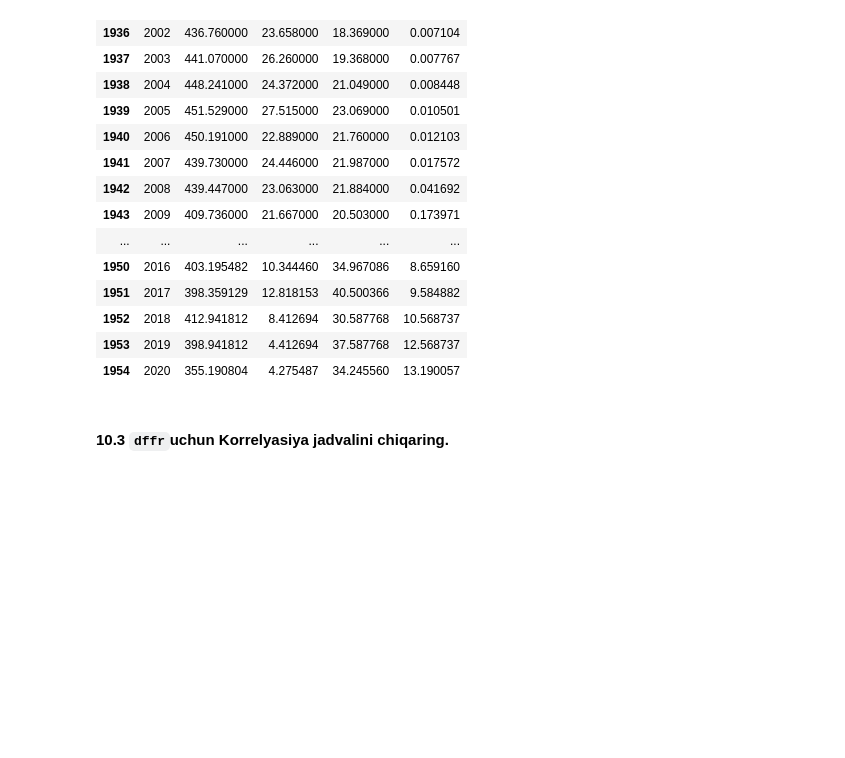
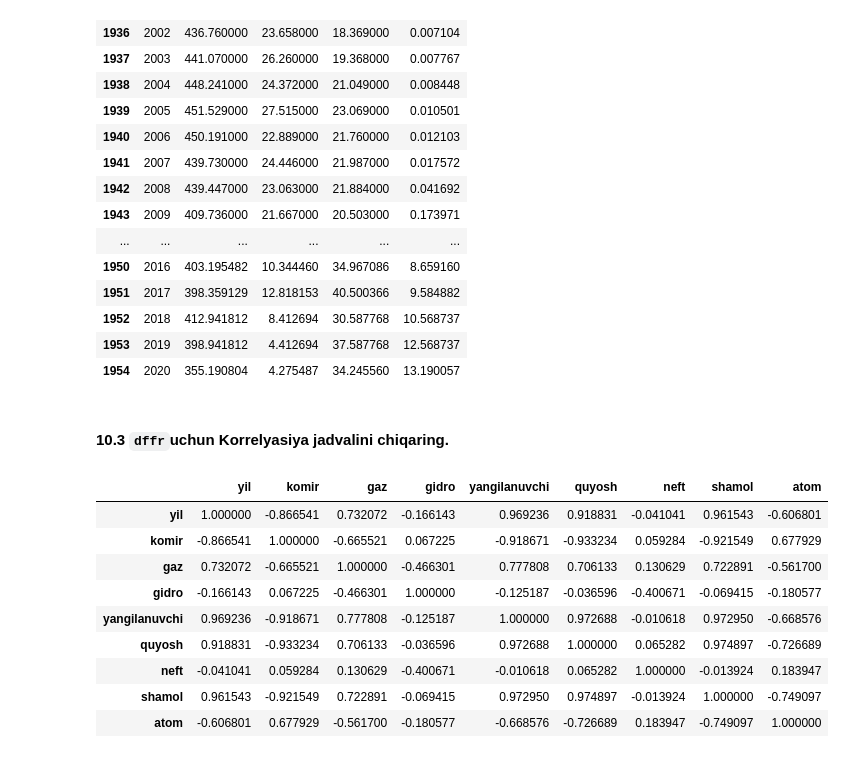
Before and after one commit to KamronbekSolih/mohirdev, a Jupyter notebook: 03_PANDAS_yakuniy_vazifa_2.ipynb, the cells around one changed output. Cells and saved outputs as stored; diff of their text form; code cells hidden in the pictures; blank space fills up the shorter version.

```diff
--- a/03_PANDAS_yakuniy_vazifa_2.ipynb
+++ b/03_PANDAS_yakuniy_vazifa_2.ipynb
@@ -259,3 +337,4 @@ dtype: float64
 #### 10.2. `dffr` jadvalini yil ustuni bo'yicha tartiblang
 # %%
 # JAVOBNI SHUYERGA YOZING
+dffr = df[(df['yil']>=2000)&(df['davlat'] == 'France')]
@@ -283,3 +382,15 @@ dtype: float64
 #### 10.3 `dffr`uchun Korrelyasiya jadvalini chiqaring.
 # %%
 # JAVOBNI SHUYERGA YOZING
+dffr.corr()
+# %% [output]
+|  | yil | komir | gaz | gidro | yangilanuvchi | quyosh | neft | shamol | atom |
+| yil | 1.000000 | -0.866541 | 0.732072 | -0.166143 | 0.969236 | 0.918831 | -0.041041 | 0.961543 | -0.606801 |
+| komir | -0.866541 | 1.000000 | -0.665521 | 0.067225 | -0.918671 | -0.933234 | 0.059284 | -0.921549 | 0.677929 |
+| gaz | 0.732072 | -0.665521 | 1.000000 | -0.466301 | 0.777808 | 0.706133 | 0.130629 | 0.722891 | -0.561700 |
+| gidro | -0.166143 | 0.067225 | -0.466301 | 1.000000 | -0.125187 | -0.036596 | -0.400671 | -0.069415 | -0.180577 |
+| yangilanuvchi | 0.969236 | -0.918671 | 0.777808 | -0.125187 | 1.000000 | 0.972688 | -0.010618 | 0.972950 | -0.668576 |
+| quyosh | 0.918831 | -0.933234 | 0.706133 | -0.036596 | 0.972688 | 1.000000 | 0.065282 | 0.974897 | -0.726689 |
+| neft | -0.041041 | 0.059284 | 0.130629 | -0.400671 | -0.010618 | 0.065282 | 1.000000 | -0.013924 | 0.183947 |
+| shamol | 0.961543 | -0.921549 | 0.722891 | -0.069415 | 0.972950 | 0.974897 | -0.013924 | 1.000000 | -0.749097 |
+| atom | -0.606801 | 0.677929 | -0.561700 | -0.180577 | -0.668576 | -0.726689 | 0.183947 | -0.749097 | 1.000000 |
```
Also changed, not shown: parts of 13 cells of this notebook.
